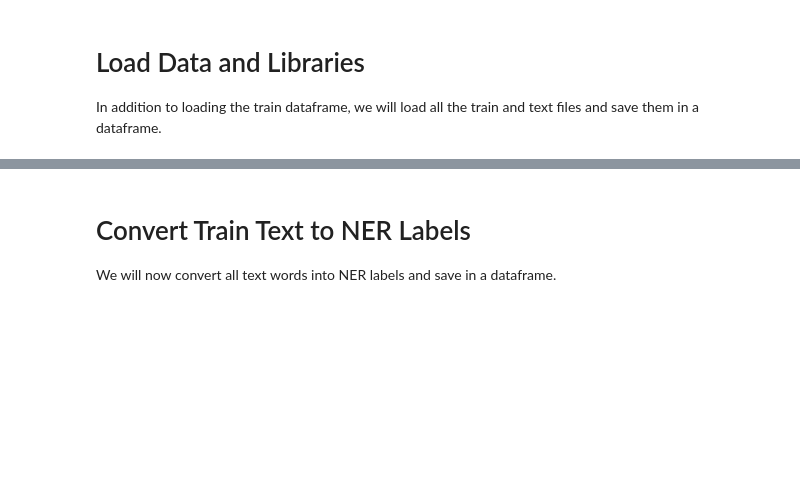
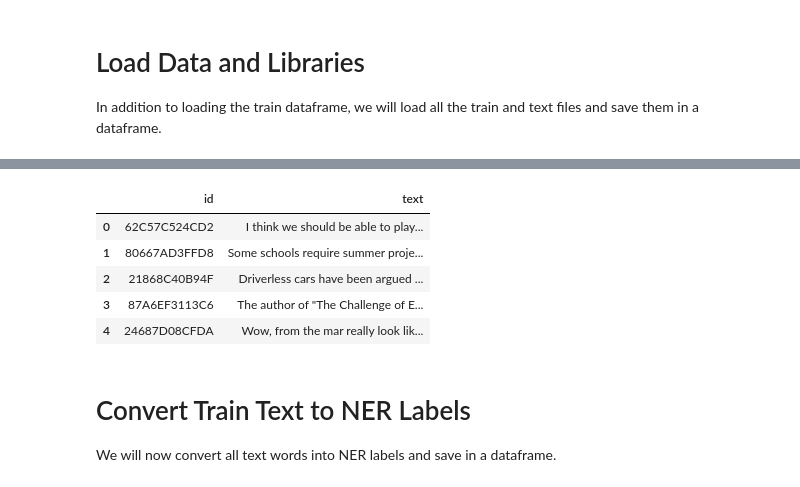
Before and after one commit to ajenningsfrankston/bigbird-whitespace, a Jupyter notebook: bigbird-whitespace.ipynb, the cells around one changed output, grey strips where cells are left out. Drawn from its saved outputs; the diff is of its cells as text; code cells hidden in the pictures; blank space fills up the shorter version.

```diff
--- a/bigbird-whitespace.ipynb
+++ b/bigbird-whitespace.ipynb
@@ -137,11 +171,18 @@ test_texts.head()
 # %%
 # https://www.kaggle.com/raghavendrakotala/fine-tunned-on-roberta-base-as-ner-problem-0-533
 train_names, train_texts = [], []
 for f in tqdm(list(os.listdir('../input/feedback-prize-2021/train'))):
-    test_names.append(f.replace('.txt', ''))
+    train_names.append(f.replace('.txt', ''))
     train_texts.append(open('../input/feedback-prize-2021/train/' + f, 'r').read())
 train_text_df = pd.DataFrame({'id': train_names, 'text': train_texts})
 train_text_df.head()
+# %% [output]
+|  | id | text |
+| 0 | 62C57C524CD2 | I think we should be able to play... |
+| 1 | 80667AD3FFD8 | Some schools require summer proje... |
+| 2 | 21868C40B94F | Driverless cars have been argued ... |
+| 3 | 87A6EF3113C6 | The author of "The Challenge of E... |
+| 4 | 24687D08CFDA | Wow, from the mar really look lik... |
 # %% [markdown]
 # Convert Train Text to NER Labels
 We will now convert all text words into NER labels and save in a dataframe.
```
Also changed, not shown: parts of 16 cells of this notebook.
